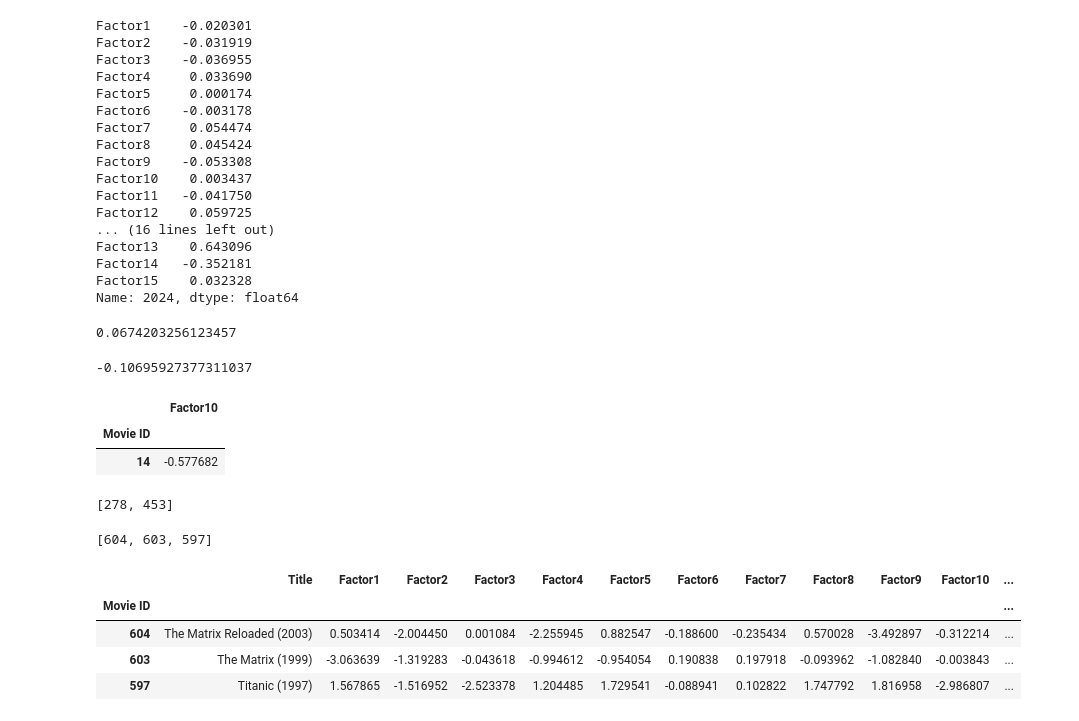
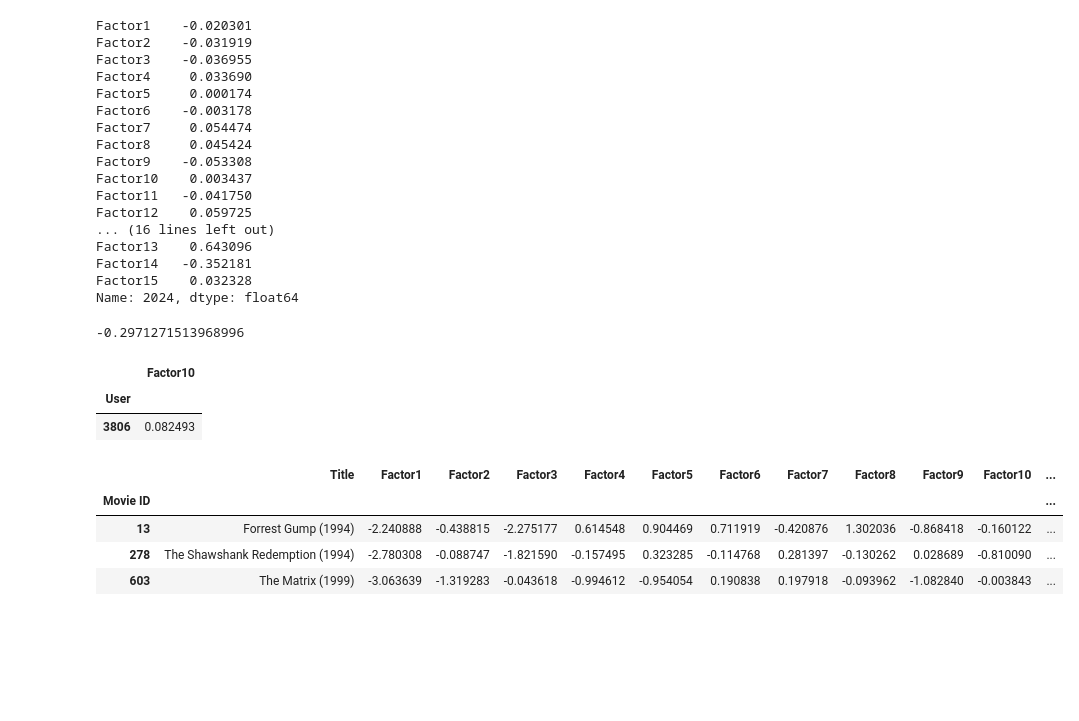
Before and after one commit to CesarRoldan99/CE888_CesarRoldan, a Jupyter notebook: LAB4/my_recommender.ipynb, the cells around one changed output. Cells and saved outputs as stored; diff of their text form; code cells hidden in the pictures; blank space fills up the shorter version.

```diff
--- a/LAB4/my_recommender.ipynb
+++ b/LAB4/my_recommender.ipynb
@@ -279,49 +238,36 @@ def predict_rating(user_id, item_id):
     item_preference = df_movies_Items_copy.loc[item_id]
     return user_preference.dot(item_preference)
 
-r = predict_rating(3519,786)
+r = predict_rating(4529,807)
 print(r)
 # %% [output]
-0.0674203256123457
+-0.2971271513968996
-# %%
-r1 = predict_rating(156,808)
-print(r1)
-# %% [output]
--0.10695927377311037
-# %%
-df_movies_Items.loc[[14],["Factor10"]]
-# %% [output]
-|  | Factor10 |
-| Movie ID |  |
-| 14 | -0.577682 |
+# %%
+#df_movies_Items.loc[[3806],["Factor10"]]
+df_movies_users.loc[[3806],["Factor10"]]
+# %% [output]
+|  | Factor10 |
+| User |  |
+| 3806 | 0.082493 |
 # %%
-q=[]
-d = { }
-for i in df_movies_Items_copy.index:
-    q.append(predict_rating(2067,i))
-    d[predict_rating(2067,i)] =  i
+# Function to recommend movies based on the user id.
+# id_user: user id, movies_number: number of movies to recommend.
+def movies_recomender(id_user, movies_number):
+    q =[]
+    d = { }
+    x = [ ]
+    for i in df_movies_Items_copy.index:
+        q.append(predict_rating(id_user,i))
+        d[predict_rating(id_user,i)] =  i
+    q.sort()
+    for j in range(movies_number):
+        x.append(d.get(q.pop(-1)))
+    return df_movies_Items.loc[x]
 
-q.sort()
-x=[d.get(q.pop(-1)),d.get(q.pop(-1))]
-print(x)
+movies_recomender(4940,3)
 # %% [output]
-[278, 453]
+|  | Title | Factor1 | Factor2 | Factor3 | Factor4 | Factor5 | Factor6 | Factor7 | Factor8 | Factor9 | Factor10 | ... |
+| Movie ID |  |  |  |  |  |  |  |  |  |  |  | ... |
+| 13 | Forrest Gump (1994) | -2.240888 | -0.438815 | -2.275177 | 0.614548 | 0.904469 | 0.711919 | -0.420876 | 1.302036 | -0.868418 | -0.160122 | ... |
+| 278 | The Shawshank Redemption (1994) | -2.780308 | -0.088747 | -1.821590 | -0.157495 | 0.323285 | -0.114768 | 0.281397 | -0.130262 | 0.028689 | -0.810090 | ... |
+| 603 | The Matrix (1999) | -3.063639 | -1.319283 | -0.043618 | -0.994612 | -0.954054 | 0.190838 | 0.197918 | -0.093962 | -1.082840 | -0.003843 | ... |
-# %%
-q=[]
-d = { }
-for i in df_movies_Items_copy.index:
-    q.append(predict_rating(1882,i))
-    d[predict_rating(1882,i)] =  i
-
-q.sort()
-x=[d.get(q.pop(-1)),d.get(q.pop(-1)),d.get(q.pop(-1))]
-print(x)
-
-df_movies_Items.loc[x]
-# %% [output]
-[604, 603, 597]
-|  | Title | Factor1 | Factor2 | Factor3 | Factor4 | Factor5 | Factor6 | Factor7 | Factor8 | Factor9 | Factor10 | ... |
-| Movie ID |  |  |  |  |  |  |  |  |  |  |  | ... |
-| 604 | The Matrix Reloaded (2003) | 0.503414 | -2.004450 | 0.001084 | -2.255945 | 0.882547 | -0.188600 | -0.235434 | 0.570028 | -3.492897 | -0.312214 | ... |
-| 603 | The Matrix (1999) | -3.063639 | -1.319283 | -0.043618 | -0.994612 | -0.954054 | 0.190838 | 0.197918 | -0.093962 | -1.082840 | -0.003843 | ... |
-| 597 | Titanic (1997) | 1.567865 | -1.516952 | -2.523378 | 1.204485 | 1.729541 | -0.088941 | 0.102822 | 1.747792 | 1.816958 | -2.986807 | ... |
```
Also changed, not shown: parts of 7 cells of this notebook.
